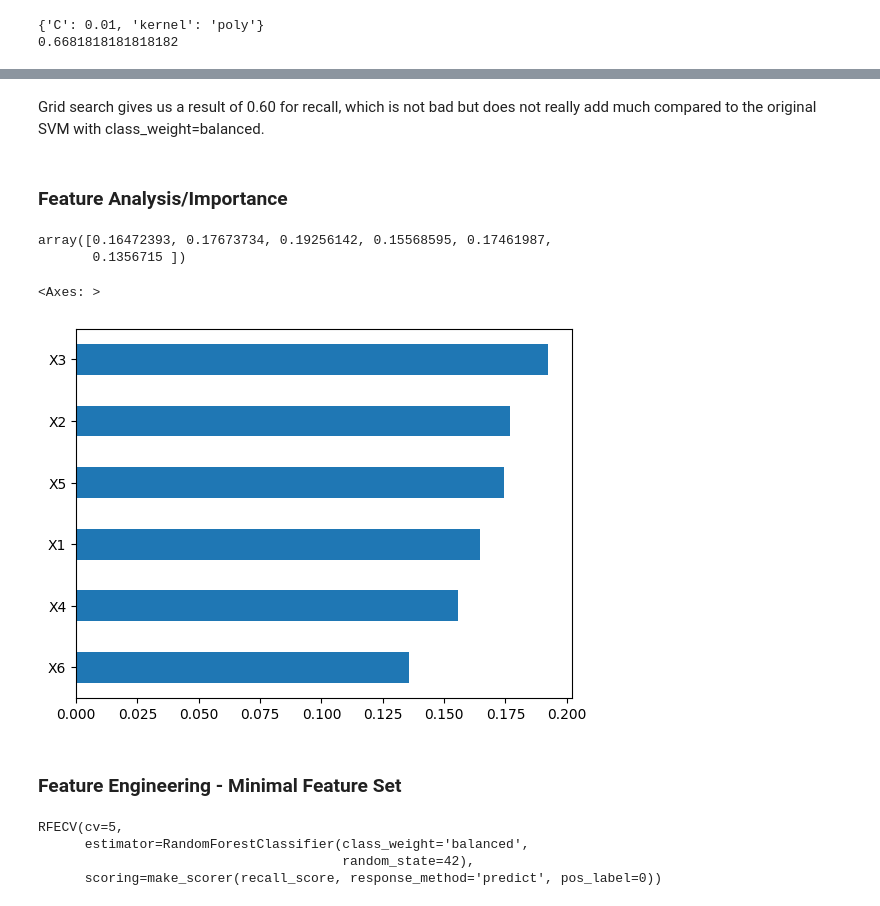
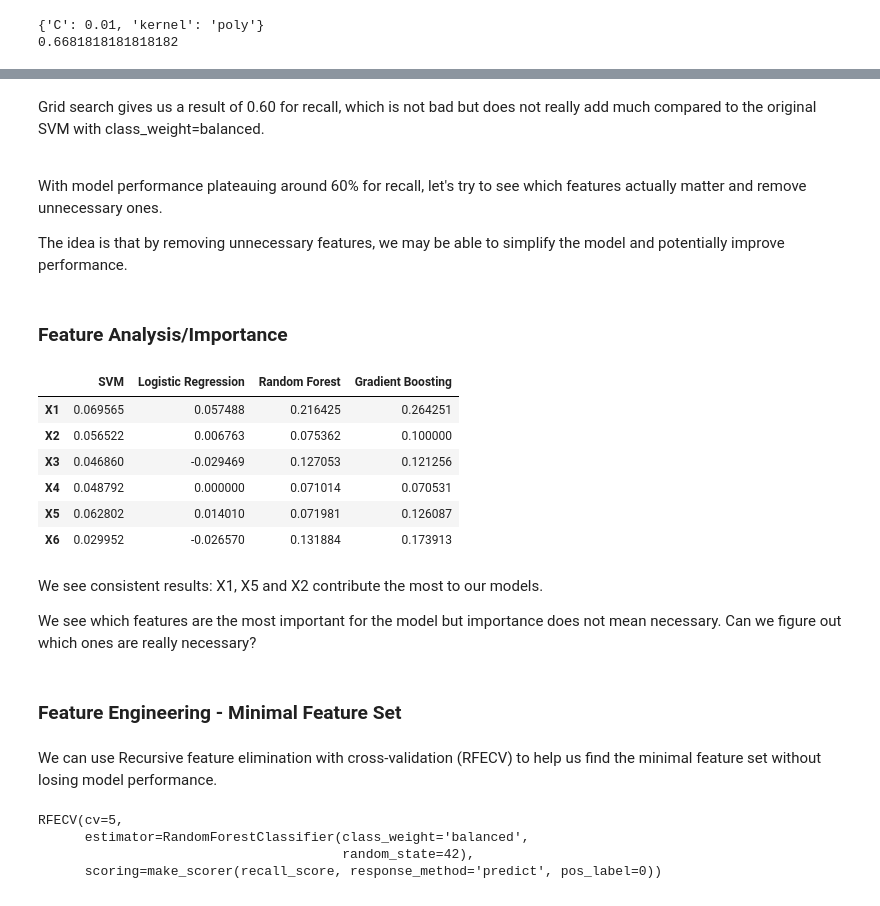
Before and after one commit to macsiwase/logistics-happy-customers, a Jupyter notebook: happiness.ipynb, the cells around one changed output, grey strips where cells are left out. Cells and saved outputs as stored; diff of their text form; code cells hidden in the pictures.

```diff
--- a/happiness.ipynb
+++ b/happiness.ipynb
@@ -401,23 +402,49 @@ weighted avg       0.60      0.60      0.60       126
 Support Vector Classifier with grid search parameters, balanced
 # %% [markdown]
 Grid search gives us a result of 0.60 for recall, which is not bad but does not really add much compared to the original SVM with class_weight=balanced.
+
+<br>
+
+With model performance plateauing around 60% for recall, let's try to see which features actually matter and remove unnecessary ones.
+
+The idea is that by removing unnecessary features, we may be able to simplify the model and potentially improve performance.
 # %% [markdown]
 ### Feature Analysis/Importance
-# %%
-model = RandomForestClassifier(class_weight="balanced", random_state=42)
-model.fit(X, y)
-model.feature_importances_
-# %% [output]
-array([0.16472393, 0.17673734, 0.19256142, 0.15568595, 0.17461987,
-       0.1356715 ])
-# %%
-importances = pd.Series(model.feature_importances_, index=X.columns)
-importances.sort_values().plot(kind="barh")
-# %% [output]
-<Axes: >
-[figure, removed]
+# %%
+models = {
+    "SVM": SVC(class_weight="balanced"),
+    "Logistic Regression": LogisticRegression(class_weight="balanced"),
+    "Random Forest": RandomForestClassifier(class_weight="balanced"),
+    "Gradient Boosting": GradientBoostingClassifier(),
+}
+
+results = {}
+
+for name, model in models.items():
+    model.fit(X, y)
+    perm = permutation_importance(
+        model, X, y, scoring="recall", n_repeats=30, random_state=42
+    )
+    results[name] = perm.importances_mean
+
+importance_df = pd.DataFrame(results, index=X.columns)
+importance_df
+# %% [output]
+|  | SVM | Logistic Regression | Random Forest | Gradient Boosting |
+| X1 | 0.069565 | 0.057488 | 0.216425 | 0.264251 |
+| X2 | 0.056522 | 0.006763 | 0.075362 | 0.100000 |
+| X3 | 0.046860 | -0.029469 | 0.127053 | 0.121256 |
+| X4 | 0.048792 | 0.000000 | 0.071014 | 0.070531 |
+| X5 | 0.062802 | 0.014010 | 0.071981 | 0.126087 |
+| X6 | 0.029952 | -0.026570 | 0.131884 | 0.173913 |
+# %% [markdown]
+We see consistent results: X1, X5 and X2 contribute the most to our models.
+
+We see which features are the most important for the model but importance does not mean necessary. Can we figure out which ones are really necessary?
 # %% [markdown]
 ### Feature Engineering - Minimal Feature Set
+# %% [markdown]
+We can use Recursive feature elimination with cross-validation (RFECV) to help us find the minimal feature set without losing model performance.
 # %%
 rfecv = RFECV(
     estimator=RandomForestClassifier(class_weight="balanced", random_state=42),
```
Also changed, not shown: parts of 9 cells of this notebook.
